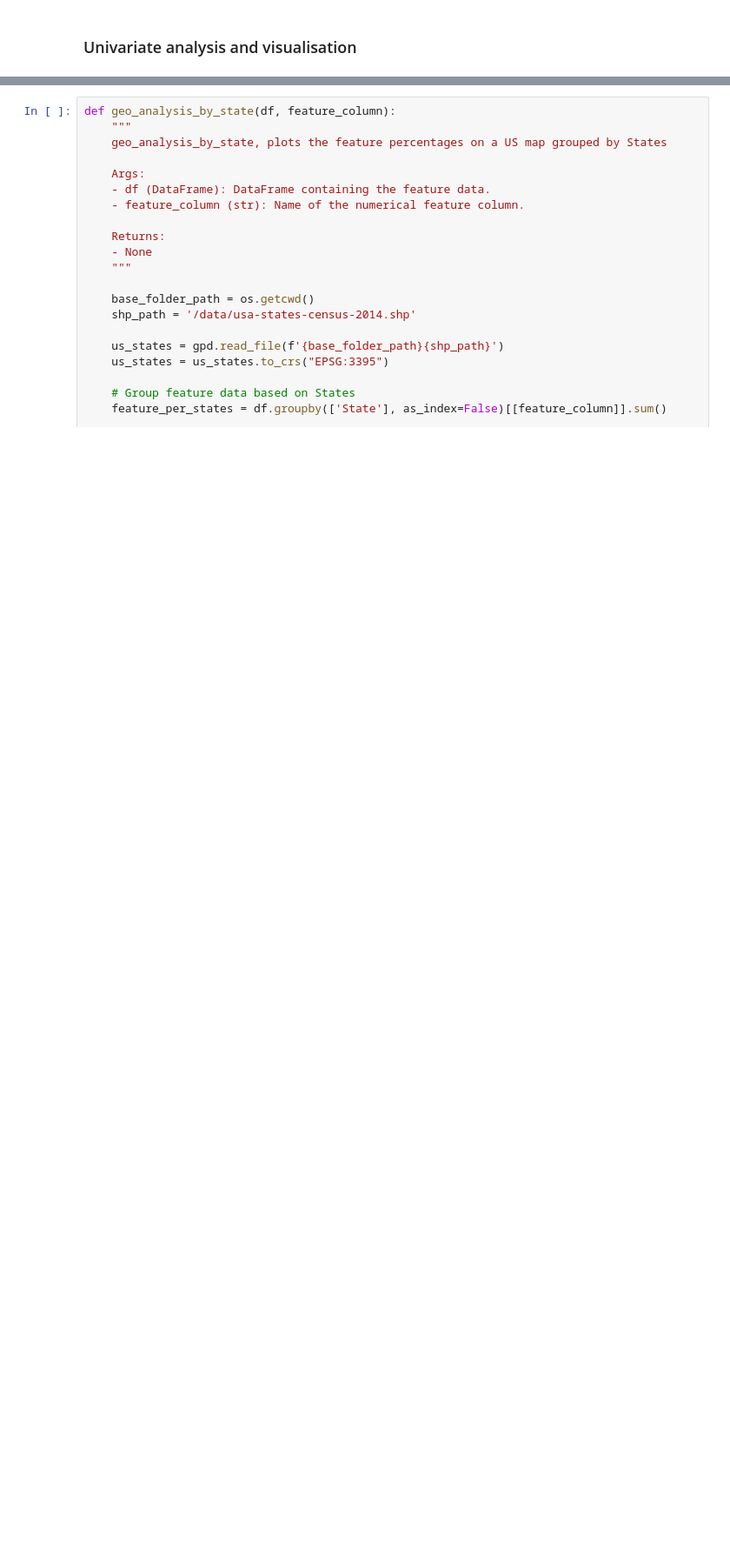
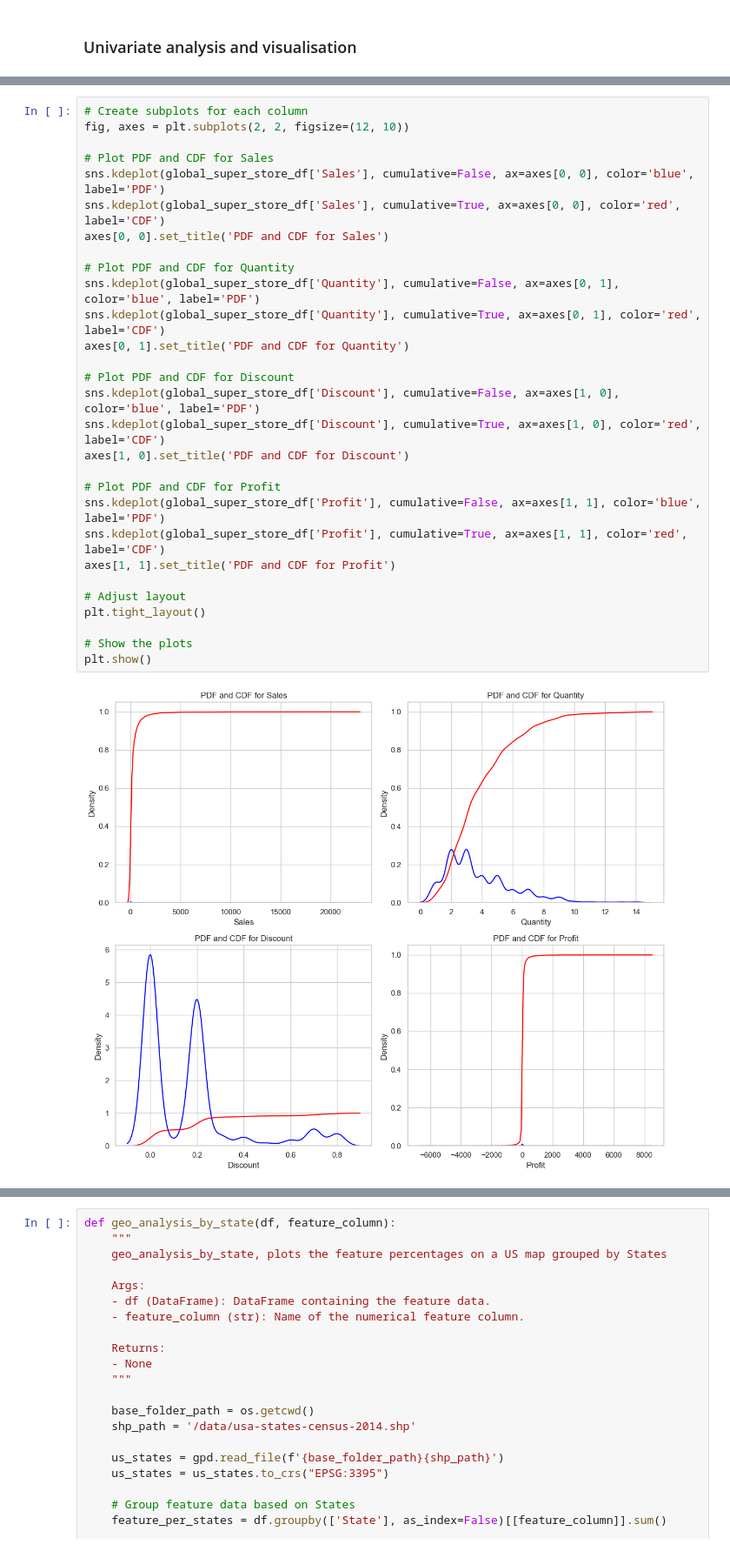
Before and after one commit to nareshwar/uhull-module-1, a Jupyter notebook: assignment_notebook/assignment_final.ipynb, the cells around one changed output, grey strips where cells are left out. Shown at 87% size. Drawn from its saved outputs; the diff is of its cells as text; blank space fills up the shorter version.

```diff
--- a/assignment_notebook/assignment_final.ipynb
+++ b/assignment_notebook/assignment_final.ipynb
@@ -825,0 +919,31 @@ print(table)
+# %%
+# Create subplots for each column
+fig, axes = plt.subplots(2, 2, figsize=(12, 10))
+
+# Plot PDF and CDF for Sales
+sns.kdeplot(global_super_store_df['Sales'], cumulative=False, ax=axes[0, 0], color='blue', label='PDF')
+sns.kdeplot(global_super_store_df['Sales'], cumulative=True, ax=axes[0, 0], color='red', label='CDF')
+axes[0, 0].set_title('PDF and CDF for Sales')
+
+# Plot PDF and CDF for Quantity
+sns.kdeplot(global_super_store_df['Quantity'], cumulative=False, ax=axes[0, 1], color='blue', label='PDF')
+sns.kdeplot(global_super_store_df['Quantity'], cumulative=True, ax=axes[0, 1], color='red', label='CDF')
+axes[0, 1].set_title('PDF and CDF for Quantity')
+
+# Plot PDF and CDF for Discount
+sns.kdeplot(global_super_store_df['Discount'], cumulative=False, ax=axes[1, 0], color='blue', label='PDF')
+sns.kdeplot(global_super_store_df['Discount'], cumulative=True, ax=axes[1, 0], color='red', label='CDF')
+axes[1, 0].set_title('PDF and CDF for Discount')
+
+# Plot PDF and CDF for Profit
+sns.kdeplot(global_super_store_df['Profit'], cumulative=False, ax=axes[1, 1], color='blue', label='PDF')
+sns.kdeplot(global_super_store_df['Profit'], cumulative=True, ax=axes[1, 1], color='red', label='CDF')
+axes[1, 1].set_title('PDF and CDF for Profit')
+
+# Adjust layout
+plt.tight_layout()
+
+# Show the plots
+plt.show()
+# %% [output]
+[figure, added]
```
Also changed, not shown: parts of 41 cells of this notebook, 1 other file.
